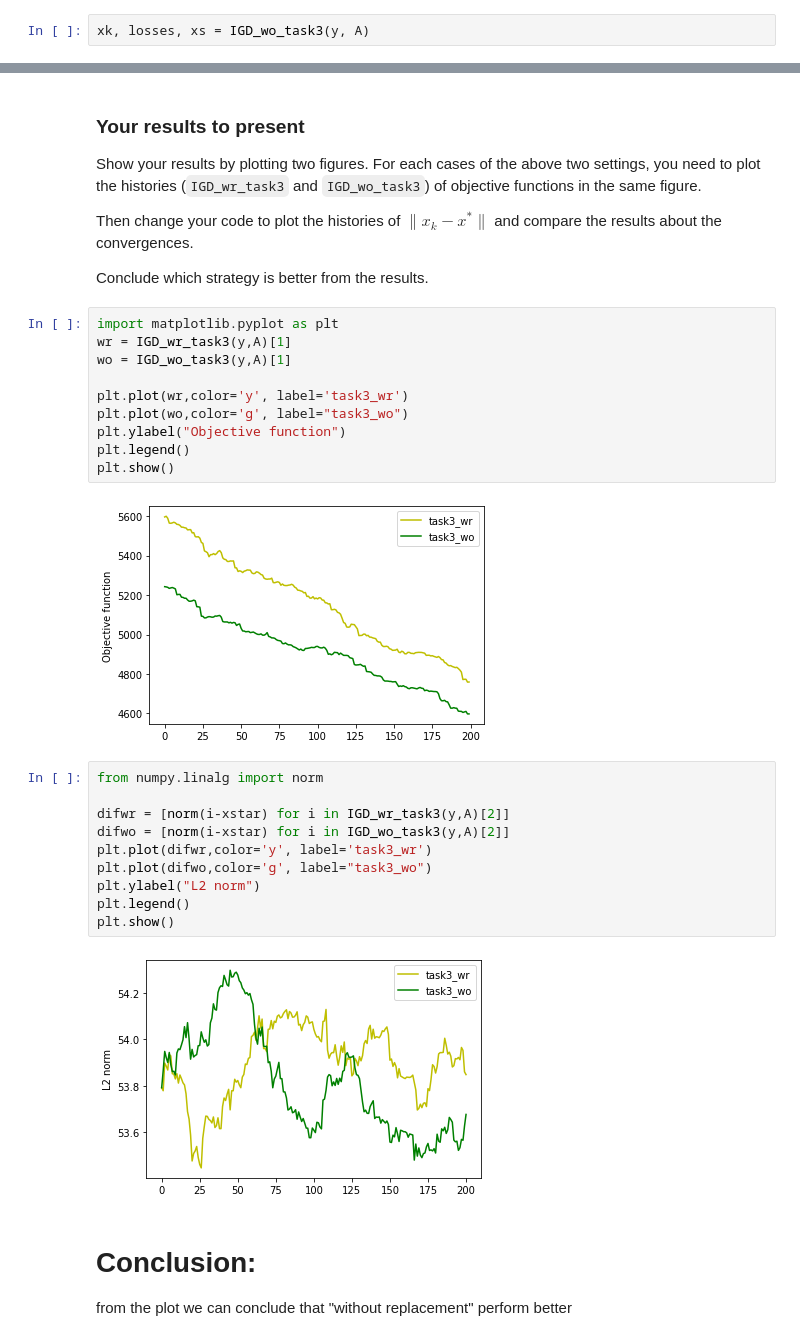
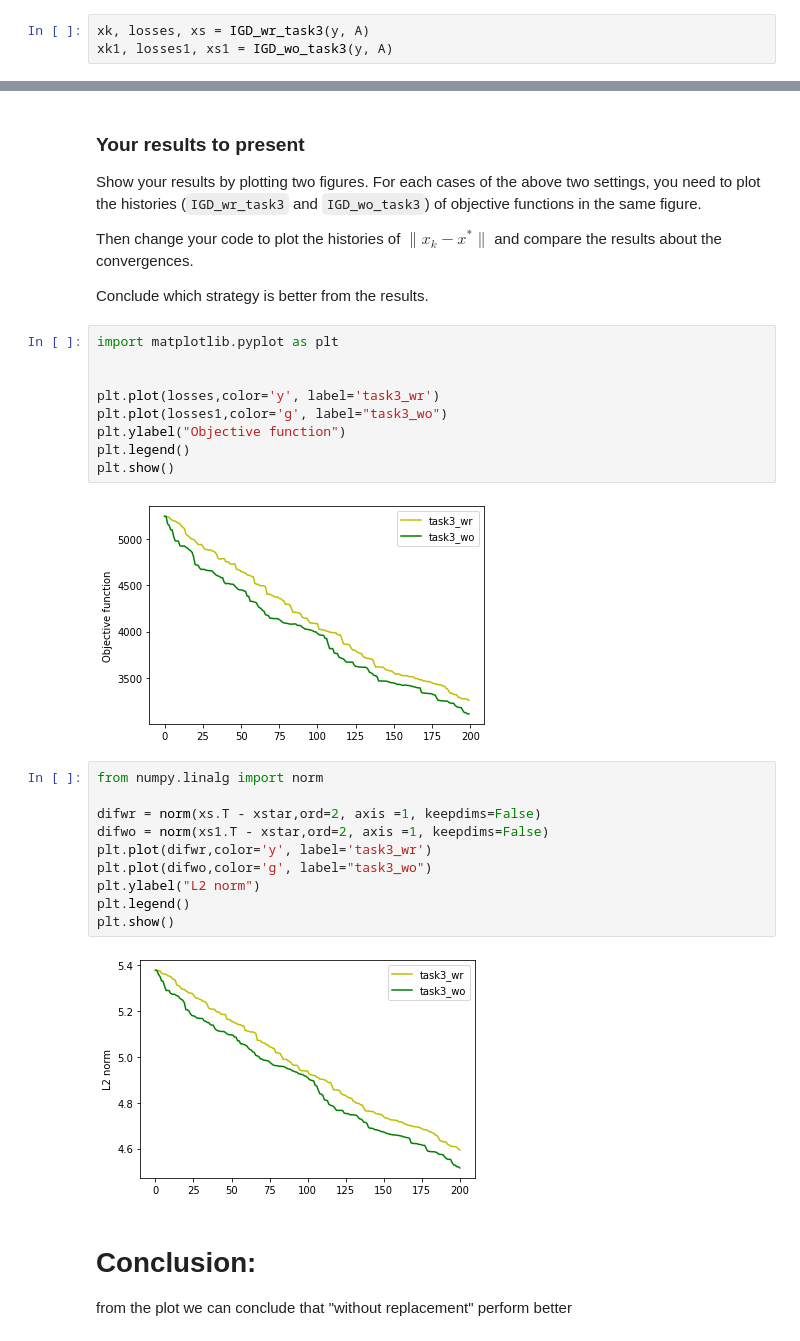
Before and after one commit to autoloading8822/Project-2, a Jupyter notebook: Math_110B_Project_2.ipynb, the cells around one changed output, grey strips where cells are left out. Saved outputs shown, nothing was run; the diff lists cells and outputs as text.

```diff
--- a/Math_110B_Project_2.ipynb
+++ b/Math_110B_Project_2.ipynb
@@ -443,2 +427,3 @@ def IGD_wo_task3(y, A):
 # %%
-xk, losses, xs = IGD_wo_task3(y, A)
+xk, losses, xs = IGD_wr_task3(y, A)
+xk1, losses1, xs1 = IGD_wo_task3(y, A)
@@ -455,28 +436,27 @@ Then change your code to plot the histories of $\|x_k - x^{\ast }\|$ and compare
 Conclude which strategy is better from the results.
 # %%
 import matplotlib.pyplot as plt
-wr = IGD_wr_task3(y,A)[1]
-wo = IGD_wo_task3(y,A)[1]
 
-plt.plot(wr,color='y', label='task3_wr')
-plt.plot(wo,color='g', label="task3_wo")
+
+plt.plot(losses,color='y', label='task3_wr')
+plt.plot(losses1,color='g', label="task3_wo")
 plt.ylabel("Objective function")
 plt.legend()
 plt.show()
 # %% [output]
-[figure, old version]
+[figure, new version]
 # %%
 from numpy.linalg import norm
 
-difwr = [norm(i-xstar) for i in IGD_wr_task3(y,A)[2]]
-difwo = [norm(i-xstar) for i in IGD_wo_task3(y,A)[2]]
+difwr = norm(xs.T - xstar,ord=2, axis =1, keepdims=False)
+difwo = norm(xs1.T - xstar,ord=2, axis =1, keepdims=False)
 plt.plot(difwr,color='y', label='task3_wr')
 plt.plot(difwo,color='g', label="task3_wo")
 plt.ylabel("L2 norm")
 plt.legend()
 plt.show()
 # %% [output]
-[figure, old version]
+[figure, new version]
 # %% [markdown]
 # Conclusion:
 
```
Also changed, not shown: parts of 4 cells of this notebook.
